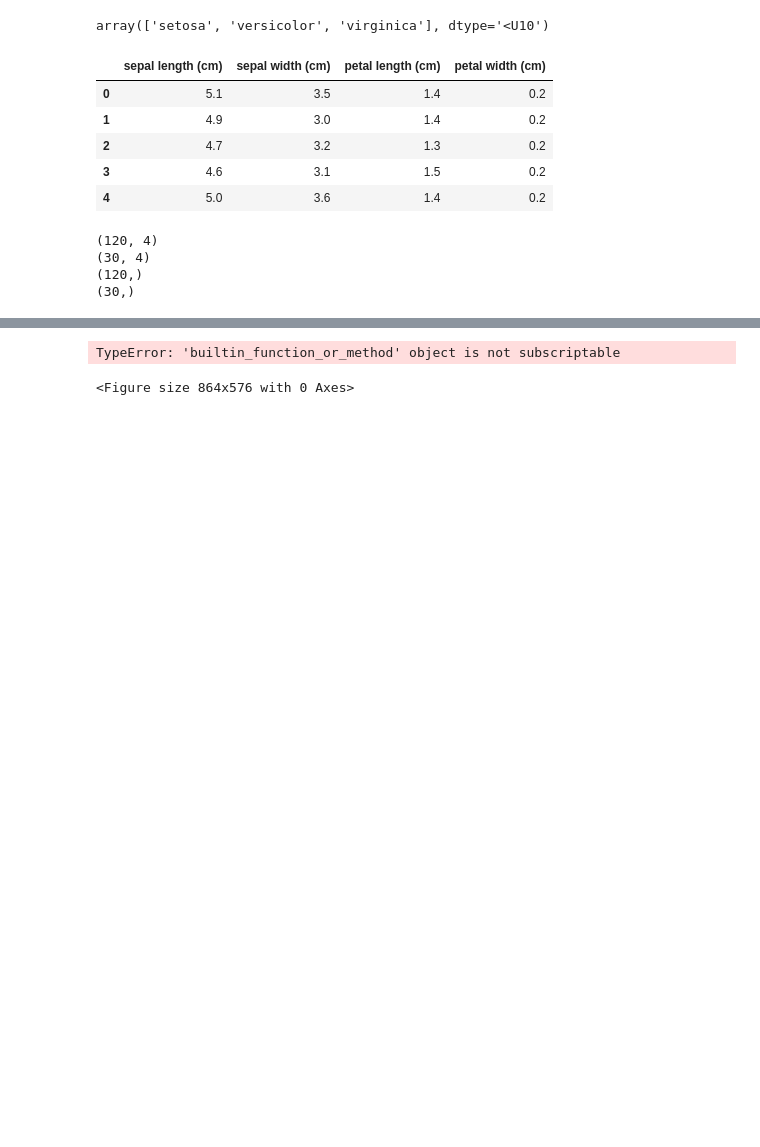
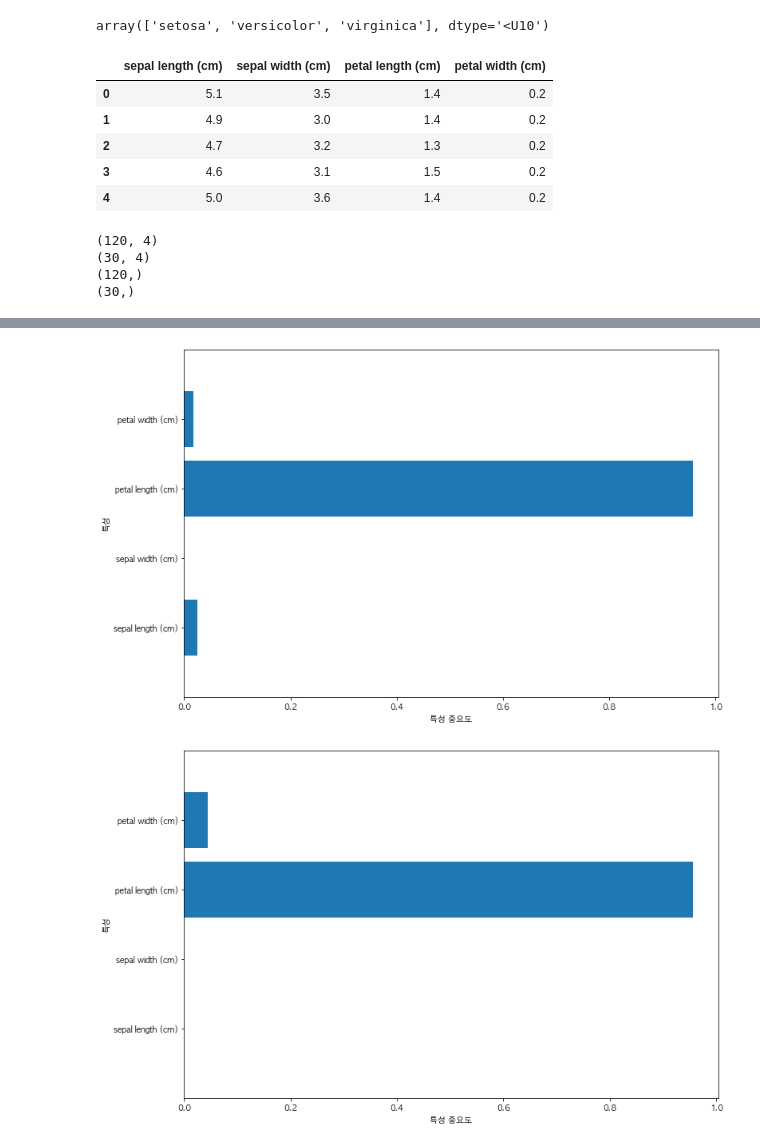
Before and after one commit to highfreshness/SeSAC, a Jupyter notebook: daily_test/2022-08-03_DecisionTree.ipynb, the cells around one changed output, grey strips where cells are left out. Saved outputs shown, nothing was run; the diff lists cells and outputs as text; code cells hidden in the pictures; blank space fills up the shorter version.

```diff
--- a/daily_test/2022-08-03_DecisionTree.ipynb
+++ b/daily_test/2022-08-03_DecisionTree.ipynb
@@ -63,20 +72,0 @@ for model_name, tree in trees.items():
-# %%
-# - 깨짐 방지
-import matplotlib.pyplot as plt
-import platform
-from matplotlib import font_manager, rc
-plt.rcParams['axes.unicode_minus'] = False
-
-# 한글 폰트 깨짐 방지
-if( platform.system() =='Darwin' ):
-    rc( 'font', family='AppleGothic' )
-elif( platform.system() == 'Windows' ):
-    f_path='c:/Windows/Fonts/malgun.ttf'
-    font_name= font_manager.FontProperties( fname=f_path ).get_name()
-    rc('font',family=font_name)
-else:
-    print('error')
-
-%matplotlib inline
-
-import numpy as np
@@ -83,13 +94,13 @@ import numpy as np
 # %%
-for tree in trees:
+for x in trees:
     n_features = iris_dataset.data.shape[1] # feature
     plt.figure(figsize=(12,8))
-    plt.barh(np.arange(n_features), globals[tree].feature_importances_, align='center')
-    plt.yticks(np.arange(n_features), globals[tree].feature_names_in_)
+    plt.barh(np.arange(n_features), globals()[x].feature_importances_, align='center')
+    plt.yticks(np.arange(n_features), globals()[x].feature_names_in_)
     plt.xlabel("특성 중요도")
     plt.ylabel("특성")
     plt.ylim(-1, n_features)
     plt.show()
 # %% [output]
-TypeError: 'builtin_function_or_method' object is not subscriptable
-<Figure size 864x576 with 0 Axes>
+[figure, added]
+[figure, added]
```
Also changed, not shown: parts of 3 cells of this notebook.
